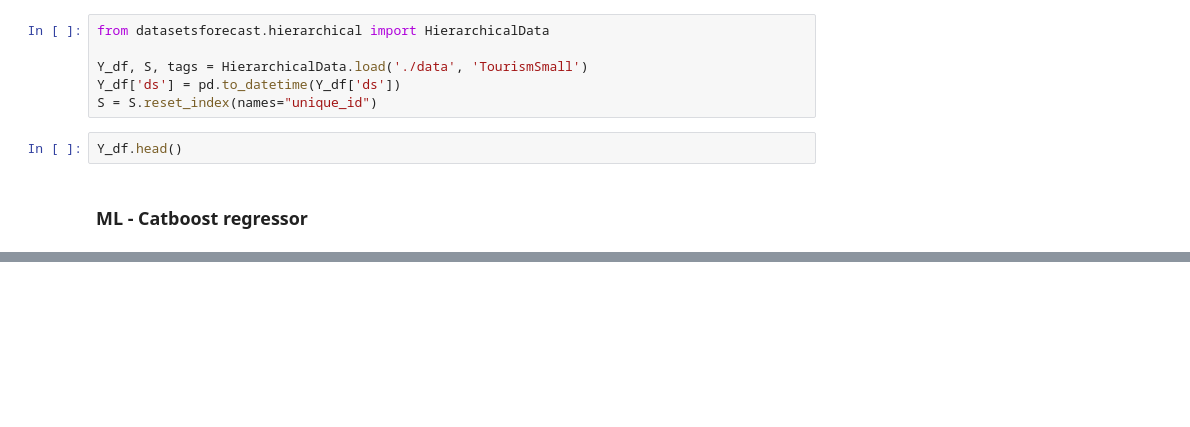
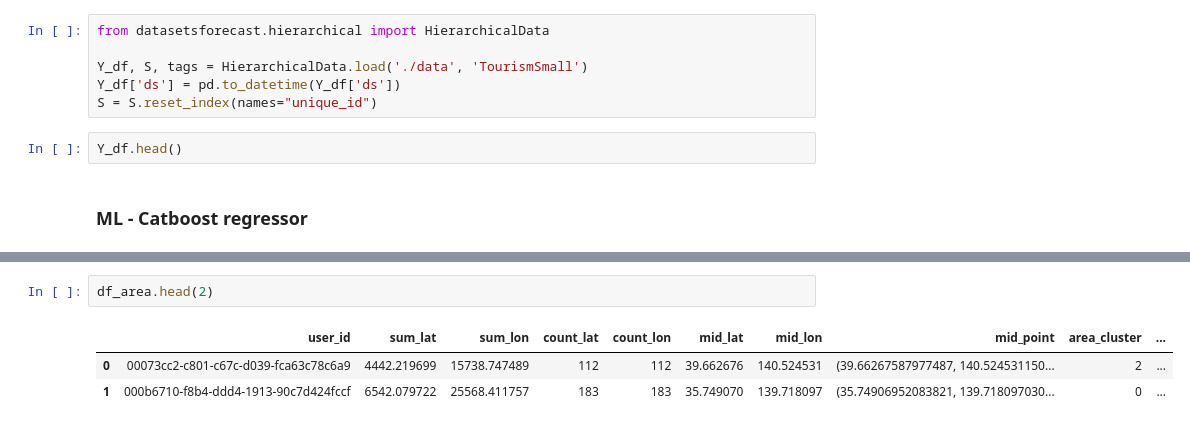
Before and after one commit to Nampq281/ts_demand_sale_forecast, a Jupyter notebook: model_run.ipynb, the cells around one changed output, grey strips where cells are left out. Cells and saved outputs as stored; diff of their text form; blank space fills up the shorter version.

```diff
--- a/model_run.ipynb
+++ b/model_run.ipynb
@@ -1140,0 +1187,6 @@ Y_df.head()
+# %%
+df_area.head(2)
+# %% [output]
+|  | user_id | sum_lat | sum_lon | count_lat | count_lon | mid_lat | mid_lon | mid_point | area_cluster | ... |
+| 0 | 00073cc2-c801-c67c-d039-fca63c78c6a9 | 4442.219699 | 15738.747489 | 112 | 112 | 39.662676 | 140.524531 | (39.66267587977487, 140.524531150... | 2 | ... |
+| 1 | 000b6710-f8b4-ddd4-1913-90c7d424fccf | 6542.079722 | 25568.411757 | 183 | 183 | 35.749070 | 139.718097 | (35.74906952083821, 139.718097030... | 0 | ... |
```
Also changed, not shown: parts of 46 cells of this notebook, 7 other files.
